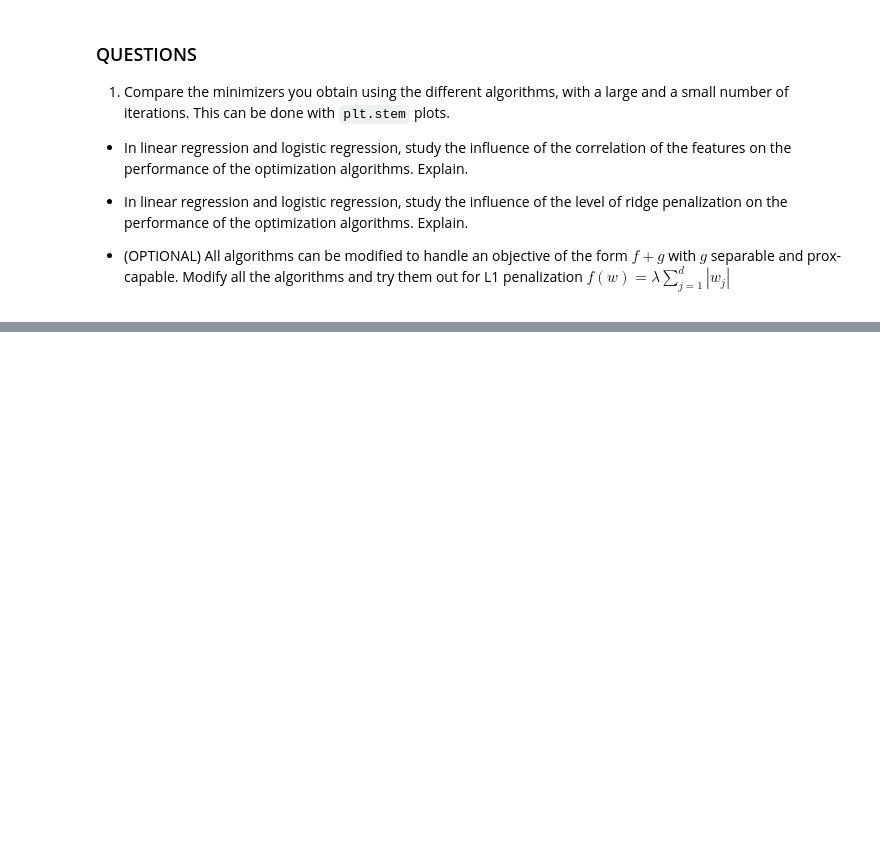
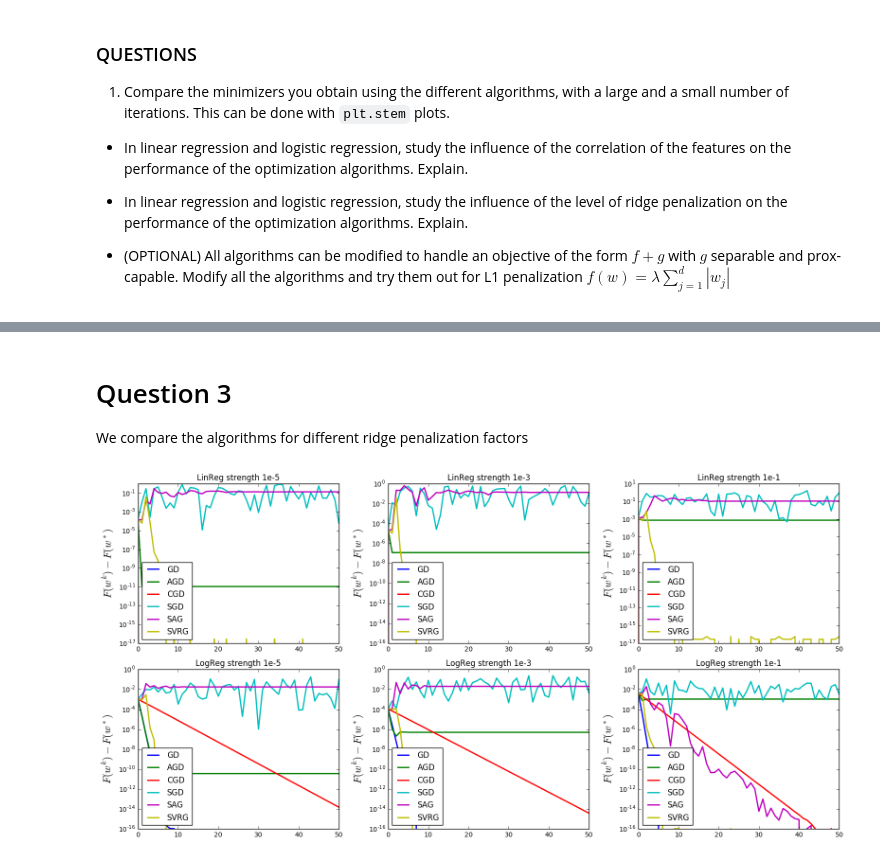
Before and after one commit to FelipeAndresG/ML-2, a Jupyter notebook: tp.ipynb, the cells around one changed output, grey strips where cells are left out. Drawn from its saved outputs; the diff is of its cells as text; code cells hidden in the pictures; blank space fills up the shorter version.

```diff
--- a/tp.ipynb
+++ b/tp.ipynb
@@ -771,0 +934,75 @@ enumerate(names)
+# %% [markdown]
+# Question 3
+We compare the algorithms for different ridge penalization factors
+# %%
+#obtaining weights for each model - niter = 50
+n_iter = 50
+n_samples = 1000
+step = 1 / model.lip_max()
+w0 = np.array([0.5])
+w = np.random.randn(n_features)
+
+# Simulate linear and logistic models
+X, y = simu_linreg(w0, n_samples=n_samples, corr=0.5)
+model1 = ModelLinReg(X, y, strength=1e-5)
+X, y = simu_linreg(w0, n_samples=n_samples, corr=0.5)
+model2 = ModelLinReg(X, y, strength=1e-3)
+X, y = simu_linreg(w0, n_samples=n_samples, corr=0.5)
+model3 = ModelLinReg(X, y, strength=1e-1)
+
+X, y = simu_logreg(w0, n_samples=n_samples, corr=0.5)
+model4 = ModelLogReg(X, y, strength=1e-5)
+X, y = simu_logreg(w0, n_samples=n_samples, corr=0.5)
+model5 = ModelLogReg(X, y, strength=1e-3)
+X, y = simu_logreg(w0, n_samples=n_samples, corr=0.5)
+model6 = ModelLogReg(X, y, strength=1e-1)
+
+Models = [model1, model2, model3, model4, model5, model6]
+Titles = ["LinReg strength 1e-5", "LinReg strength 1e-3",\
+          "LinReg strength 1e-1", "LogReg strength 1e-5","LogReg strength 1e-3", "LogReg strength 1e-1"]
+
+plt.figure(figsize=(16, 8))
+
+for i, (model, title) in enumerate(zip(Models, Titles)):
+    callback_gd = inspector(model, n_iter=n_iter, verbose=False)
+    callback_agd = inspector(model, n_iter=n_iter, verbose=False)
+    callback_cgd = inspector(model, n_iter=n_iter, verbose=False)
+    callback_sgd = inspector(model, n_iter=n_iter, verbose=False)
+    callback_sag = inspector(model, n_iter=n_iter, verbose=False)
+    callback_svrg = inspector(model, n_iter=n_iter, verbose=False)
+
+    w_gd = gd(model, w0, n_iter=n_iter, callback=callback_gd, verbose=False)
+    w_agd = agd(model, w0, n_iter=n_iter, callback=callback_agd, verbose=False)
+    w_cgd = cgd(model, w0, n_iter=n_iter, callback=callback_cgd, verbose=False)
+    w_sgd = sgd(model, w0, idx_samples, n_iter=model.n_samples * n_iter,
+                step=step, callback=callback_sgd, verbose=False)
+    w_sag = sag(model, w0, idx_samples, n_iter=model.n_samples * n_iter,
+                step=step, callback=callback_sag, verbose=False)
+    w_svrg = svrg(model, w0, idx_samples, n_iter=model.n_samples * n_iter,
+                  step=step, callback=callback_svrg, verbose=False)
+
+    callbacks = [callback_gd, callback_agd, callback_cgd, callback_sgd,
+             callback_sag, callback_svrg]
+    names = ["GD", "AGD", "CGD", "SGD", "SAG", "SVRG"]
+
+    callback_long = inspector(model, n_iter=1000, verbose=False)
+    w_cgd = cgd(model, w0, n_iter=1000, callback=callback_long, verbose=False)
+    obj_min = callback_long.objectives[-1]
+
+    plt.subplot(2,3,i+1)
+    plt.yscale("log")
+
+    for callback, name in zip(callbacks, names):
+        objectives = np.array(callback.objectives)
+        objectives_dist = objectives - obj_min
+        plt.plot(objectives_dist, label=name, lw=2)
+
+    plt.tight_layout()
+    plt.xlim((0, n_iter))
+    #plt.xlabel("Number of passes on the data", fontsize=16)
+    plt.ylabel(r"$F(w^k) - F(w^*)$", fontsize=16)
+    plt.legend(loc='lower left')
+    plt.title(title)
+    plt.tight_layout()
+# %% [output]
+[figure, added]
```
Also changed, not shown: parts of 26 cells of this notebook.
